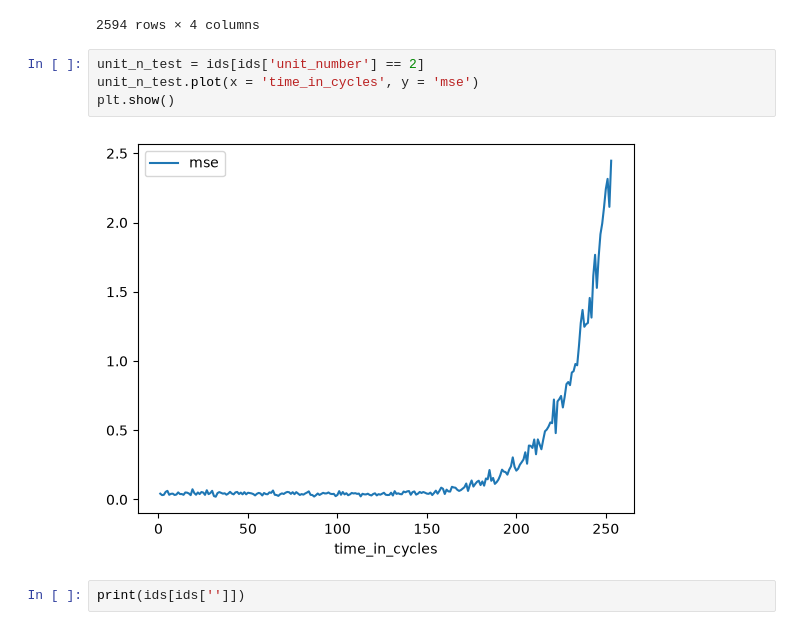
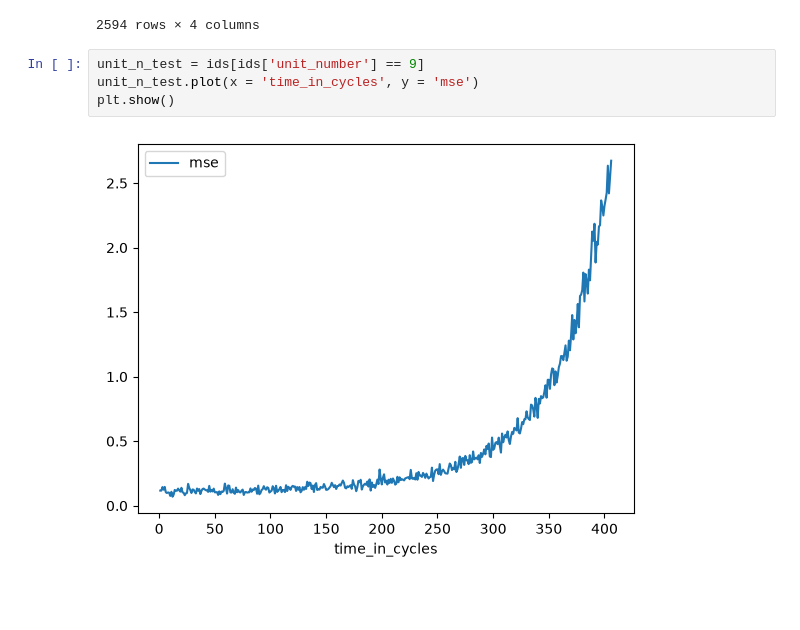
Before and after one commit to ShivaramHR/telemetry-anomaly-detector, a Jupyter notebook: Notebooks/AutoEncoder.ipynb, the cells around one changed output. Saved outputs shown, nothing was run; the diff lists cells and outputs as text; blank space fills up the shorter version.

```diff
--- a/Notebooks/AutoEncoder.ipynb
+++ b/Notebooks/AutoEncoder.ipynb
@@ -296,10 +296,8 @@ ids
 | 2593 | 9 | 406 | 9406 | 2.673997 |
 2594 rows × 4 columns
 # %%
-unit_n_test = ids[ids['unit_number'] == 2]
+unit_n_test = ids[ids['unit_number'] == 9]
 unit_n_test.plot(x = 'time_in_cycles', y = 'mse')
 plt.show()
 # %% [output]
-[figure, old version]
+[figure, new version]
-# %%
-print(ids[ids['']])
```
Also changed, not shown: 2 other files.
